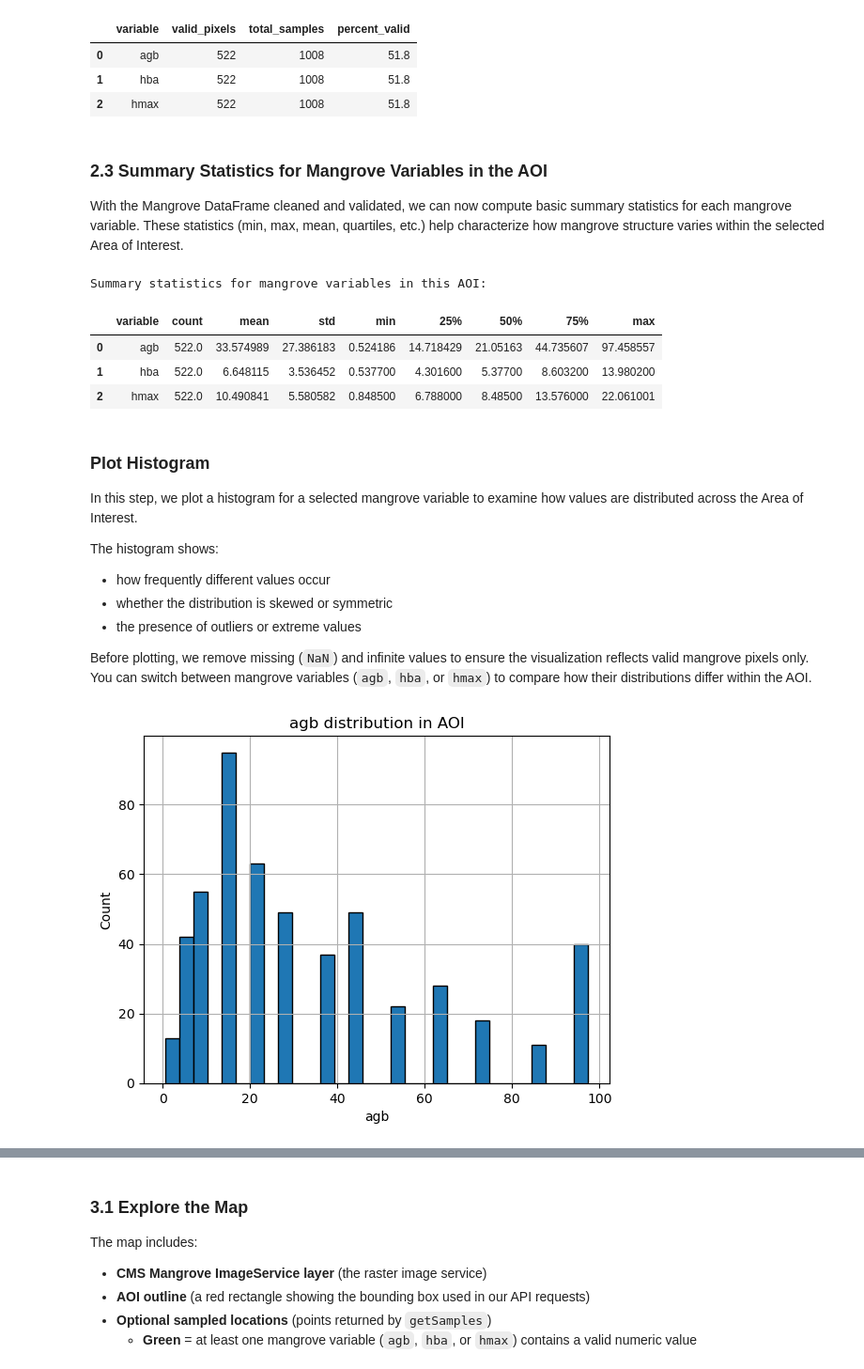
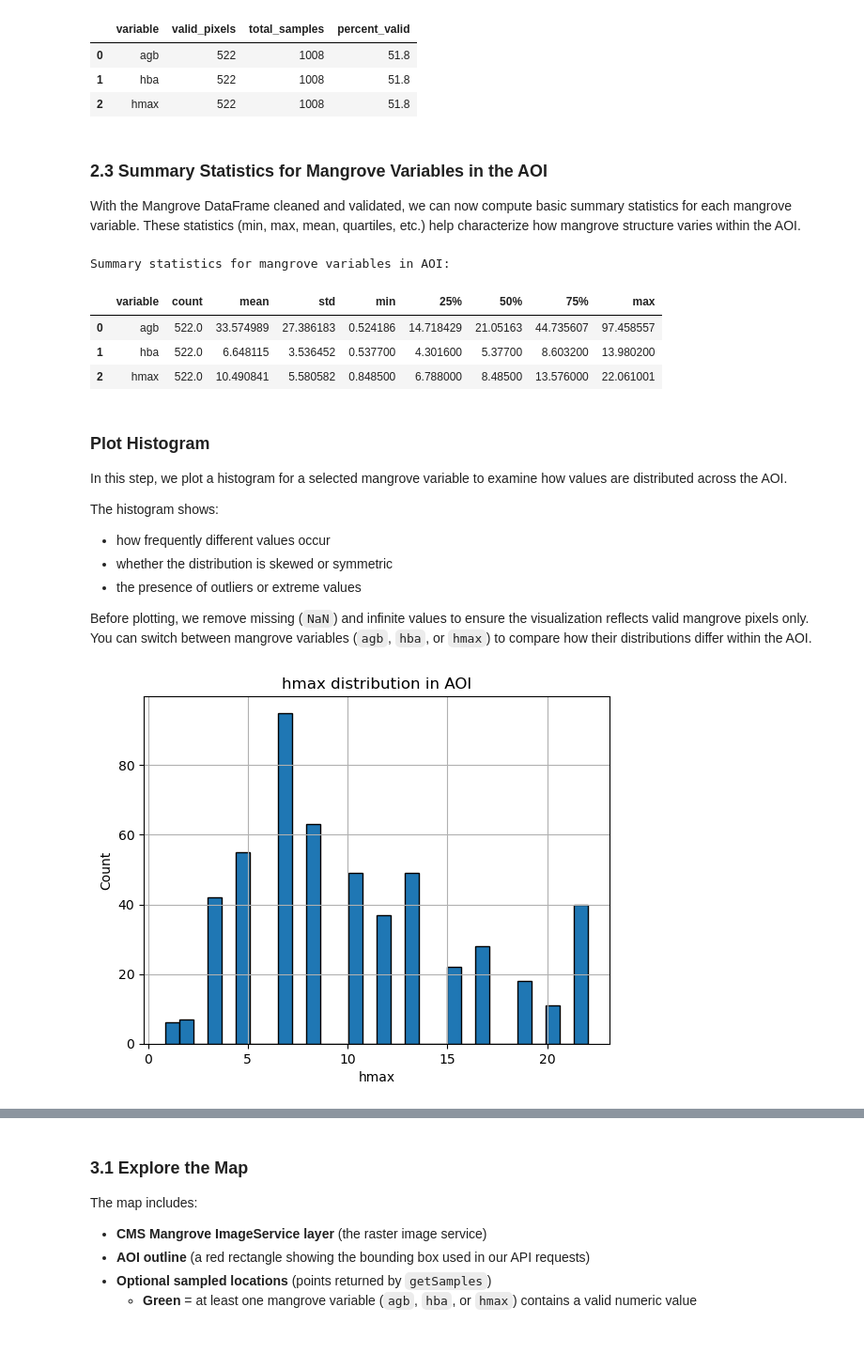
Before and after one commit to eosdis-nasa/earthdata-gis, a Jupyter notebook: inDevelopement/MangrovesDRAFT_v2.ipynb, the cells around one changed output, grey strips where cells are left out. Shown at 94% size. Cells and saved outputs as stored; diff of their text form; code cells hidden in the pictures; blank space fills up the shorter version.

Commit message:
implemented feedback from ryan; minor variable name changes and markdown text adjustment

```diff
--- a/inDevelopement/MangrovesDRAFT_v2.ipynb
+++ b/inDevelopement/MangrovesDRAFT_v2.ipynb
@@ -109,4 +113,6 @@ from IPython.display import display   # For inline map + table rendering
 # %% [markdown]
 ### 1.3 Assign Service URL
 # %%
-SERVICE_URL = "https://gis.earthdata.nasa.gov/image/rest/services/C2389107206-ORNL_CLOUD/CMS_Global_Map_Mangrove_Canopy_1665/ImageServer"
+service_url = "https://gis.earthdata.nasa.gov/image/rest/services/C2389107206-ORNL_CLOUD/CMS_Global_Map_Mangrove_Canopy_1665/ImageServer"
+
+print(f"service_url successfully assigned to {service_url}")
@@ -306,7 +305,7 @@ def samples_to_dataframe(samples_json: dict) -> pd.DataFrame:
 
 
 # Example: sample 1,200 points in the AOI
-samples_json = sample_mangrove_values(SERVICE_URL, aoi_bbox, sample_count=1200)
+samples_json = sample_mangrove_values(service_url, aoi_bbox, sample_count=1200)
 print(f"Number of samples returned: {len(samples_json.get('samples', []))}")
 
 aoi_df = samples_to_dataframe(samples_json)
@@ -391,7 +390,7 @@ Valid pixel counts per variable in this AOI:
 ### 2.3 Summary Statistics for Mangrove Variables in the AOI
 
 With the Mangrove DataFrame cleaned and validated, we can now compute basic summary statistics for each mangrove variable.
-These statistics (min, max, mean, quartiles, etc.) help characterize how mangrove structure varies within the selected Area of Interest.
+These statistics (min, max, mean, quartiles, etc.) help characterize how mangrove structure varies within the AOI.
 # %%
 def summarize_mangrove_variables(df: pd.DataFrame, var_cols=None) -> pd.DataFrame:
     """
@@ -411,7 +410,7 @@ summary_stats = summarize_mangrove_variables(aoi_df_clean, mangrove_vars)
 print("Summary statistics for mangrove variables in AOI:")
 display(summary_stats)
 # %% [output]
-Summary statistics for mangrove variables in this AOI:
+Summary statistics for mangrove variables in AOI:
 |  | variable | count | mean | std | min | 25% | 50% | 75% | max |
 | 0 | agb | 522.0 | 33.574989 | 27.386183 | 0.524186 | 14.718429 | 21.05163 | 44.735607 | 97.458557 |
 | 1 | hba | 522.0 | 6.648115 | 3.536452 | 0.537700 | 4.301600 | 5.37700 | 8.603200 | 13.980200 |
@@ -419,7 +418,7 @@ Summary statistics for mangrove variables in this AOI:
 # %% [markdown]
 ### Plot Histogram
 
-In this step, we plot a histogram for a selected mangrove variable to examine how values are distributed across the Area of Interest.
+In this step, we plot a histogram for a selected mangrove variable to examine how values are distributed across the AOI.
 
 The histogram shows:
 
@@ -431,30 +430,30 @@ Before plotting, we remove missing (`NaN`) and infinite values to ensure the vis
 # %%
 def plot_histogram(series: pd.Series, title: str, bins: int = 30):
     """
     Plot a simple histogram for a numeric pandas Series.
     """
     clean = series.replace([np.inf, -np.inf], np.nan).dropna()
 
     plt.figure()
     plt.hist(clean, bins=bins, edgecolor="black")
     plt.title(title)
     plt.xlabel(series.name)
     plt.ylabel("Count")
     plt.grid(True)
     plt.show()
 
 
 # Choose one of the mangrove variables to visualize
-# selected_var = "hmax"
-selected_var = "agb"
-# selected_var = "hba"
+selected_var = "hmax"        # maximum canopy maximum height (meters)
+# selected_var = "agb"         # mangrove aboveground biomass (megagrams per hectare)
+# selected_var = "hba"         # basal-area weighted height (meters)
 
 plot_histogram(
     aoi_df_clean[selected_var],
     title=f"{selected_var} distribution in AOI",
 )
 # %% [output]
-[figure, old version]
+[figure, new version]
 # %% [markdown]
 ## 3. Mapping and Visualization
 
```
Also changed, not shown: parts of 11 cells of this notebook.
